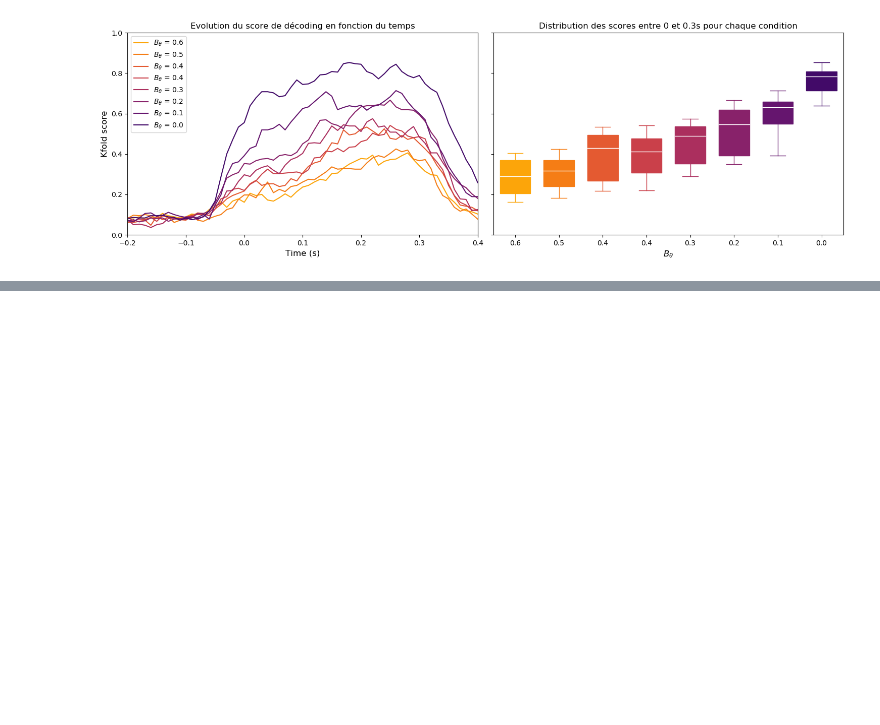
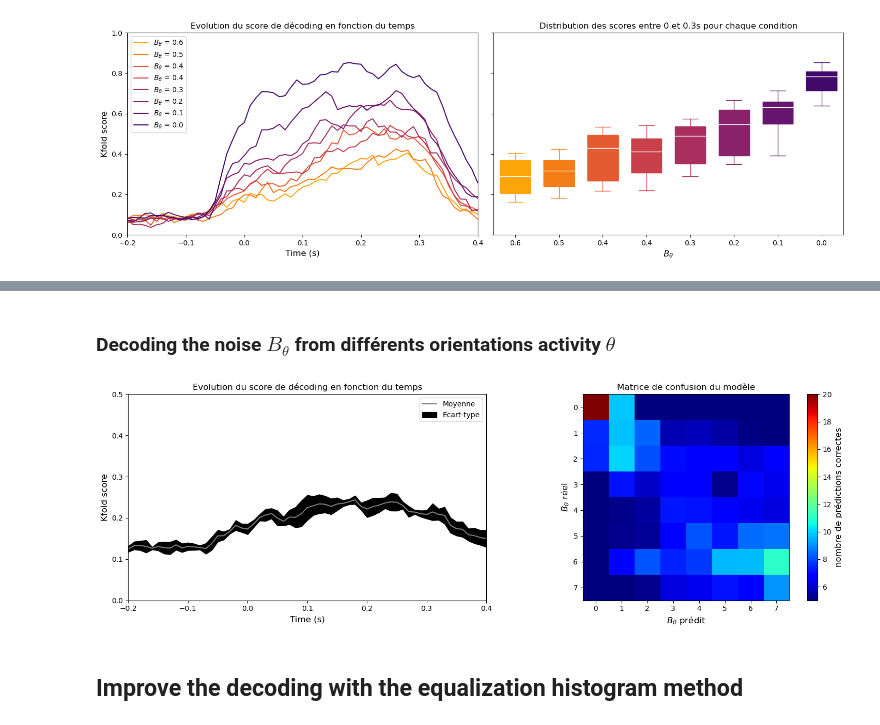
Before and after one commit to alexandre-laine/2023-INT-StageM1, a Jupyter notebook: Figure_decoding.ipynb, the cells around one changed output, grey strips where cells are left out. Saved outputs shown, nothing was run; the diff lists cells and outputs as text; code cells hidden in the pictures; blank space fills up the shorter version.

```diff
--- a/Figure_decoding.ipynb
+++ b/Figure_decoding.ipynb
@@ -54,0 +72,26 @@ plt.show()
+# %% [markdown]
+### Decoding the noise $B_\theta$ from différents orientations activity $\theta$
+# %%
+fig,ax=plt.subplots(1,2,figsize=(15,5))
+#fig.set_dpi(1400)
+ax[0].plot(timesteps,Scores_mean_btheta,color="grey",label="Moyenne")
+ax[0].fill_between(timesteps,Scores_mean_btheta-Scores_sd_btheta,Scores_mean_btheta+Scores_sd_btheta,label="Ecart-type",color="black")
+ax[0].set_xlim(timesteps.min(),timesteps.max())
+ax[0].set_ylim(0,0.5)
+ax[0].set_xlabel("Time (s)",size=12)
+ax[0].set_ylabel("Kfold score",size=12)
+ax[0].set_title("Evolution du score de décoding en fonction du temps",size=12)
+ax[0].legend()
+
+graph=ax[1].imshow(Matrice_btheta,cmap="jet",vmin=5,vmax=20)
+ax[1].set_xlabel(r"$B_\theta$ prédit",size=12)
+ax[1].set_ylabel(r"$B_\theta$ réel",size=12)
+ax[1].set_title("Matrice de confusion du modèle")
+cbar=fig.colorbar(graph,ax=ax[1])
+cbar.set_label("nombre de prédictions correctes",size=12)
+plt.tight_layout()
+plt.show()
+# %% [output]
+[figure, added]
+# %% [markdown]
+## Improve the decoding with the equalization histogram method
```
Also changed, not shown: parts of 9 cells of this notebook, 5 other files.
